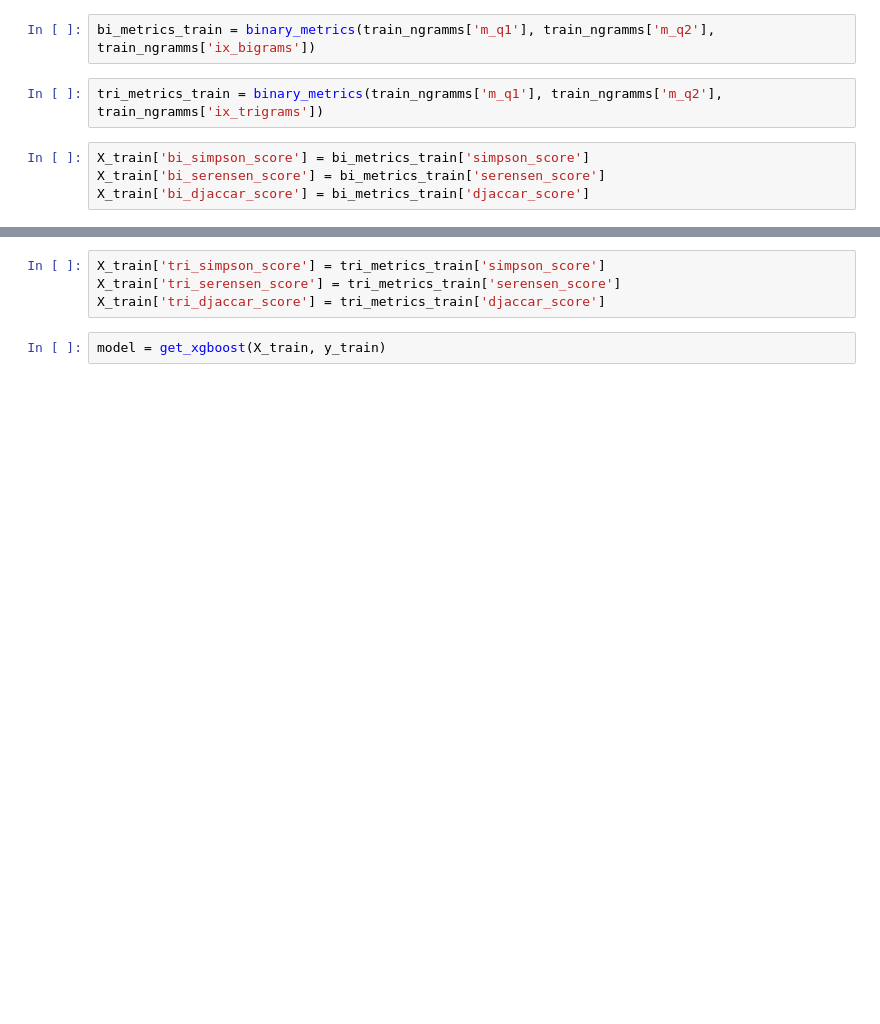
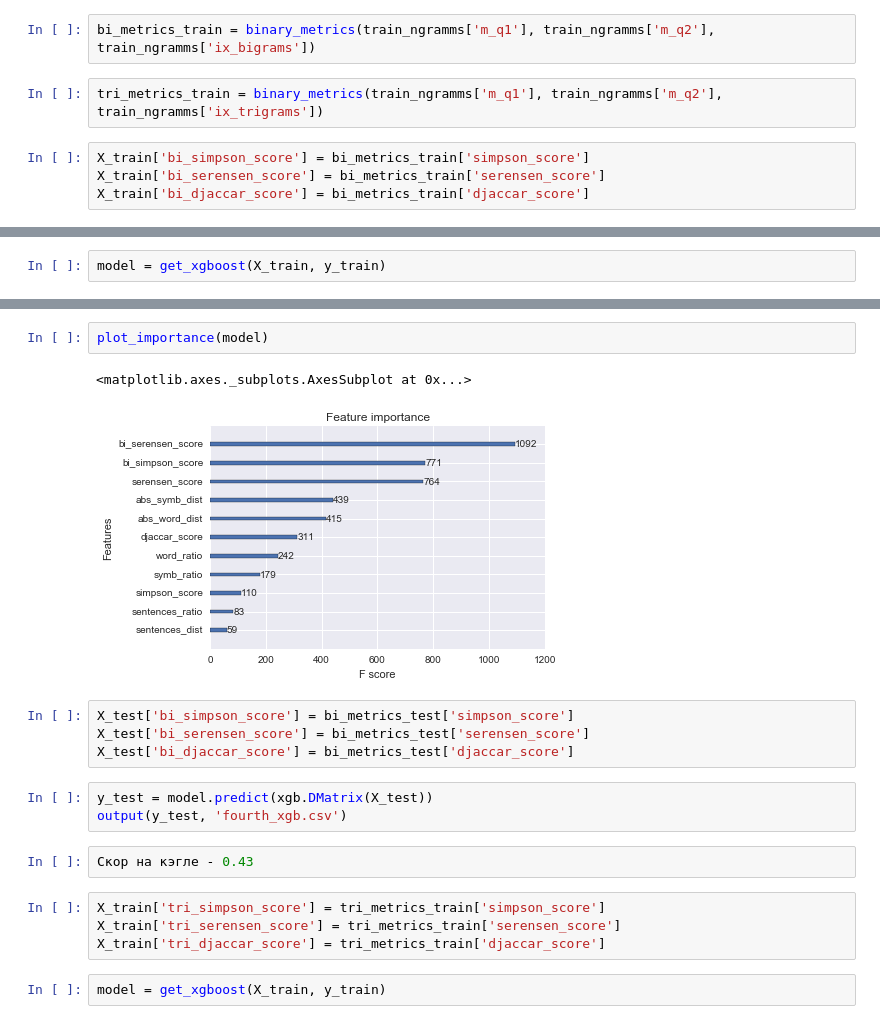
Before and after one commit to swoopyy/minor-proj, a Jupyter notebook: EDA-refactored.ipynb, the cells around one changed output, grey strips where cells are left out. Drawn from its saved outputs; the diff is of its cells as text; blank space fills up the shorter version.

```diff
--- a/EDA-refactored.ipynb
+++ b/EDA-refactored.ipynb
@@ -745,0 +776,2 @@ X_train['bi_djaccar_score'] = bi_metrics_train['djaccar_score']
+# %%
+model = get_xgboost(X_train, y_train)
@@ -746,3 +796,17 @@ X_train['bi_djaccar_score'] = bi_metrics_train['djaccar_score']
+# %%
+plot_importance(model)
+# %% [output]
+<matplotlib.axes._subplots.AxesSubplot at 0x...>
+[figure, added]
+# %%
+X_test['bi_simpson_score'] = bi_metrics_test['simpson_score']
+X_test['bi_serensen_score'] = bi_metrics_test['serensen_score']
+X_test['bi_djaccar_score'] = bi_metrics_test['djaccar_score']
+# %%
+y_test = model.predict(xgb.DMatrix(X_test))
+output(y_test, 'fourth_xgb.csv')
+# %%
+Скор на кэгле - 0.43
 # %%
 X_train['tri_simpson_score'] = tri_metrics_train['simpson_score']
 X_train['tri_serensen_score'] = tri_metrics_train['serensen_score']
```
Also changed, not shown: parts of 31 cells of this notebook.
